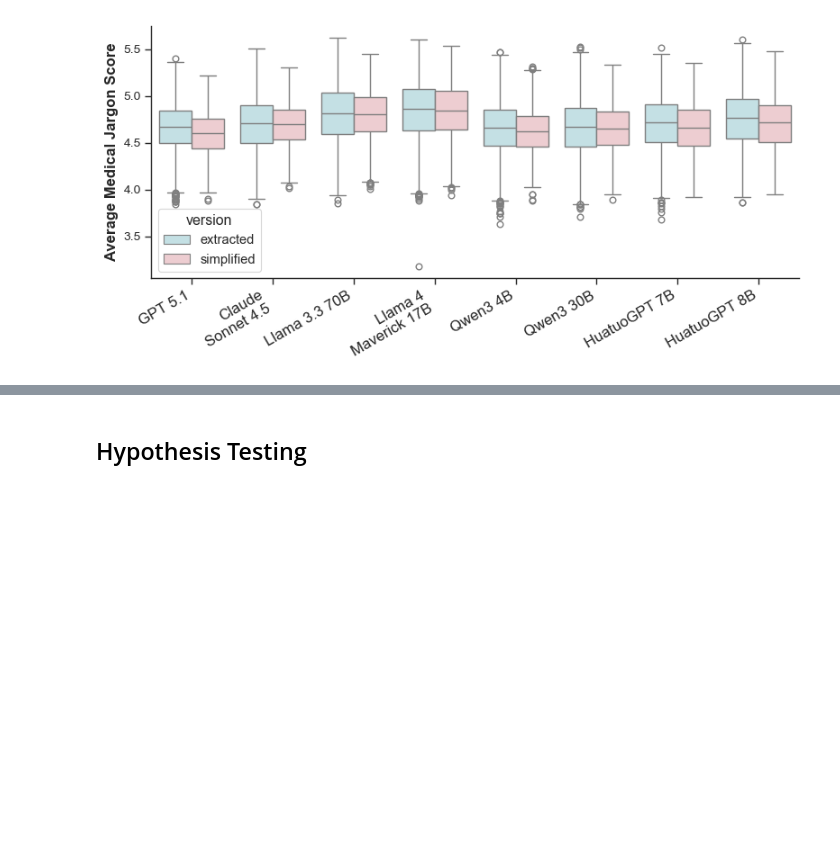
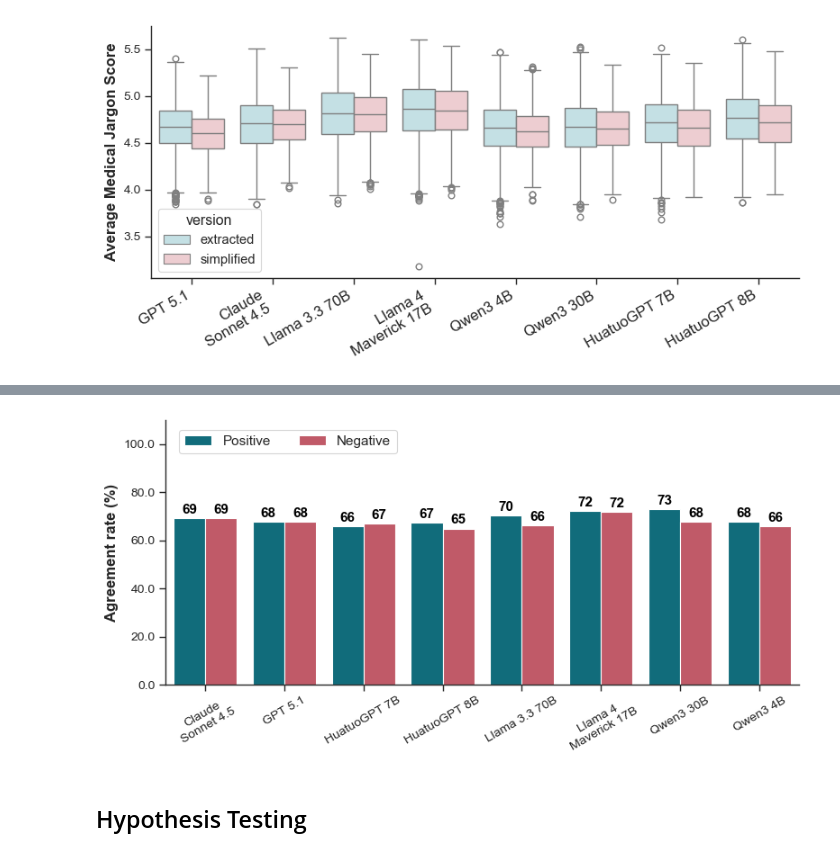
Before and after one commit to hyesunyun/LLMHealthFramingEffect, a Jupyter notebook: code/run_analysis.ipynb, the cells around one changed output, grey strips where cells are left out. Drawn from its saved outputs; the diff is of its cells as text; code cells hidden in the pictures; blank space fills up the shorter version.

```diff
--- a/code/run_analysis.ipynb
+++ b/code/run_analysis.ipynb
@@ -1394,3 +1534,7 @@ plot_response_medical_jargon_score_boxplot(combined_df)
+# %%
+plot_agreement_by_model_high_vs_low(combined_high_low_df)
+# %% [output]
+[figure, added]
 # %% [markdown]
 ## Hypothesis Testing
 # %%
```
Also changed, not shown: parts of 17 cells of this notebook, 21 other files.
